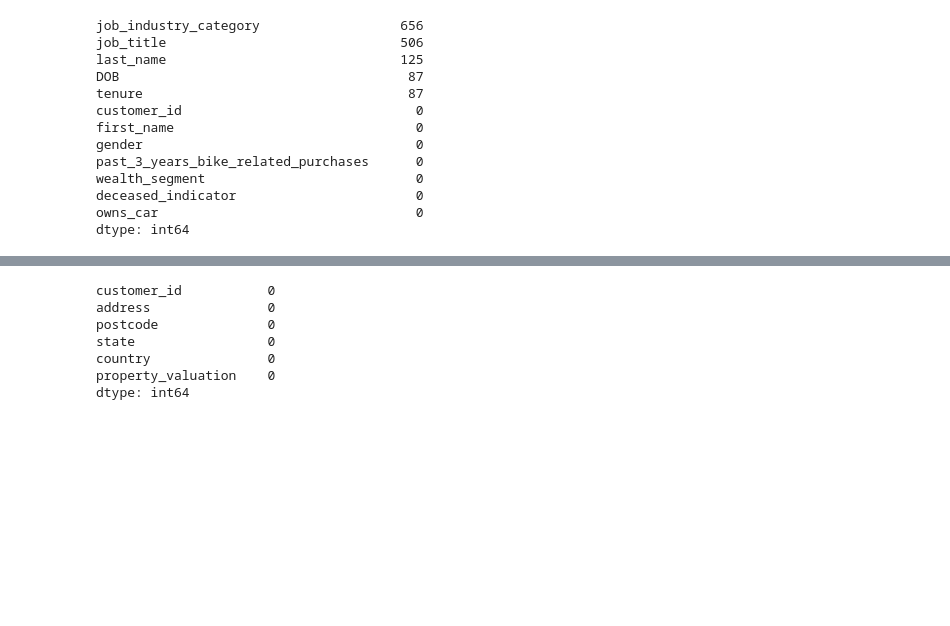
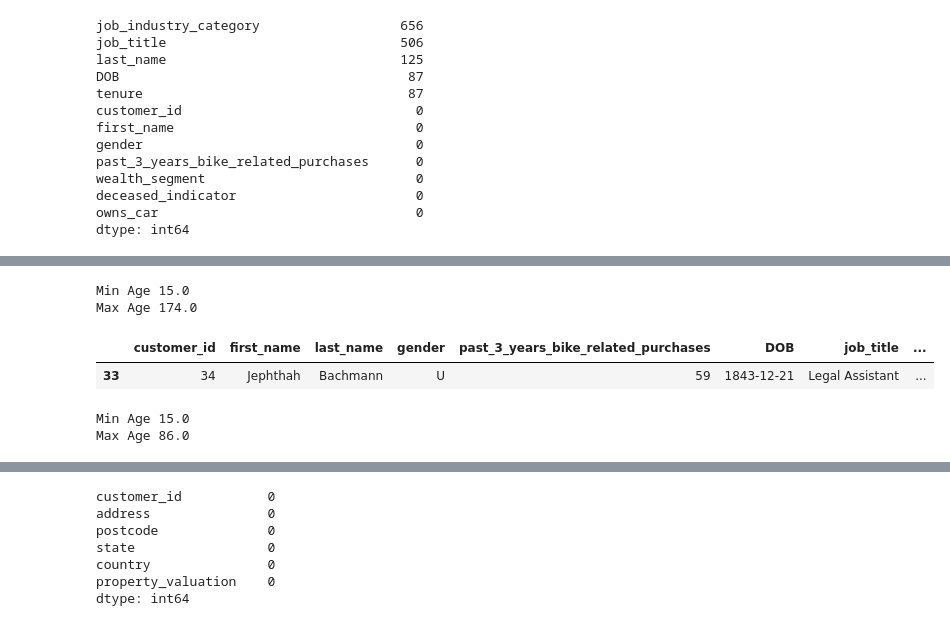
Before and after one commit to dhanashrikandre/Forage_KPMG_DataAnalytics, a Jupyter notebook: EDA/DataCleaning.ipynb, the cells around one changed output, grey strips where cells are left out. Drawn from its saved outputs; the diff is of its cells as text; code cells hidden in the pictures; blank space fills up the shorter version.

```diff
--- a/EDA/DataCleaning.ipynb
+++ b/EDA/DataCleaning.ipynb
@@ -90,0 +132,20 @@ cdemo.head()
+# %%
+print("Min Age", cdemo['Age'].min())
+print("Max Age", cdemo['Age'].max())
+# %% [output]
+Min Age 15.0
+Max Age 174.0
+# %%
+cdemo[cdemo['Age']>90]
+# %% [output]
+|  | customer_id | first_name | last_name | gender | past_3_years_bike_related_purchases | DOB | job_title | ... |
+| 33 | 34 | Jephthah | Bachmann | U | 59 | 1843-12-21 | Legal Assistant | ... |
+# %%
+#age 174 is data error, so we remove this from dataset
+#removing the customer ids for deceased customers
+cdemo.drop(cdemo[cdemo['Age']>99].index, inplace=True, axis=0)
+print("Min Age", cdemo['Age'].min())
+print("Max Age", cdemo['Age'].max())
+# %% [output]
+Min Age 15.0
+Max Age 86.0
```
Also changed, not shown: parts of 31 cells of this notebook.
